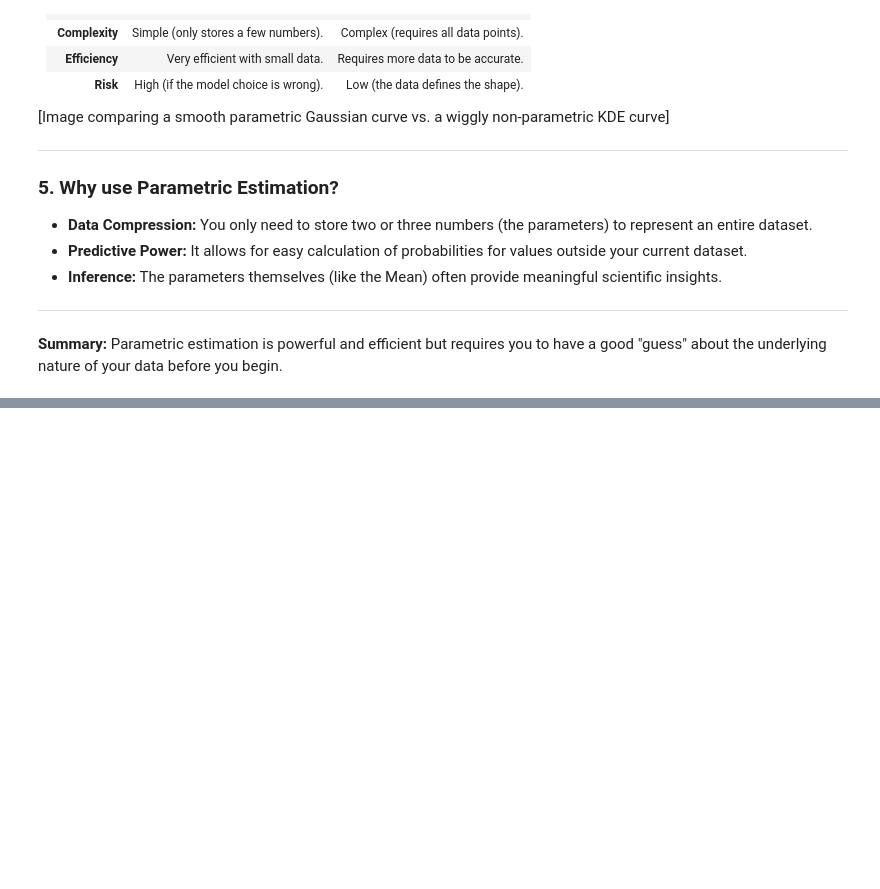
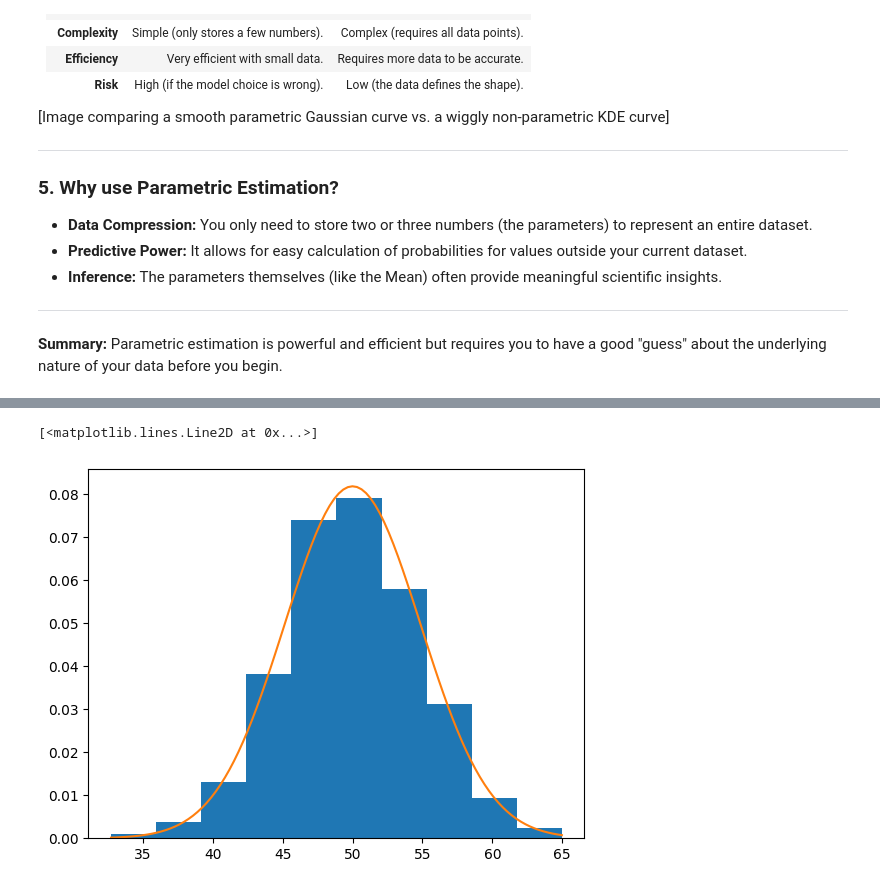
Before and after one commit to LAFFI01/MATH, a Jupyter notebook: MY_MATH/Statistics/03_Probability_distributions.ipynb, the cells around one changed output, grey strips where cells are left out. Drawn from its saved outputs; the diff is of its cells as text; code cells hidden in the pictures; blank space fills up the shorter version.

Commit message:
Added non-parametric_density_estimation and KDE

```diff
--- a/MY_MATH/Statistics/03_Probability_distributions.ipynb
+++ b/MY_MATH/Statistics/03_Probability_distributions.ipynb
@@ -1056,0 +1095,9 @@ $$L(\theta) = \prod_{i=1}^{n} f(x_i | \theta)$$
+# %%
+# Calculate sample mean and std dev
+sample_mean = sample.mean()
+sample_std = sample.std()
+# %%
+# fit the sistribution with the above parameters
+from scipy.stats import norm
+
+dist = norm(sample_mean,sample_std)
@@ -1056,0 +1106,11 @@ $$L(\theta) = \prod_{i=1}^{n} f(x_i | \theta)$$
+# %%
+values = np.linspace(sample.min(),sample.max(),100)
+# %%
+probabilities = [dist.pdf(value) for value in values] # PDF
+# %%
+# plot the histogram and pdf
+plt.hist(sample,bins=10,density=True)
+plt.plot(values,probabilities)
+# %% [output]
+[<matplotlib.lines.Line2D at 0x...>]
+[figure, added]
```
Also changed, not shown: parts of 10 cells of this notebook.
